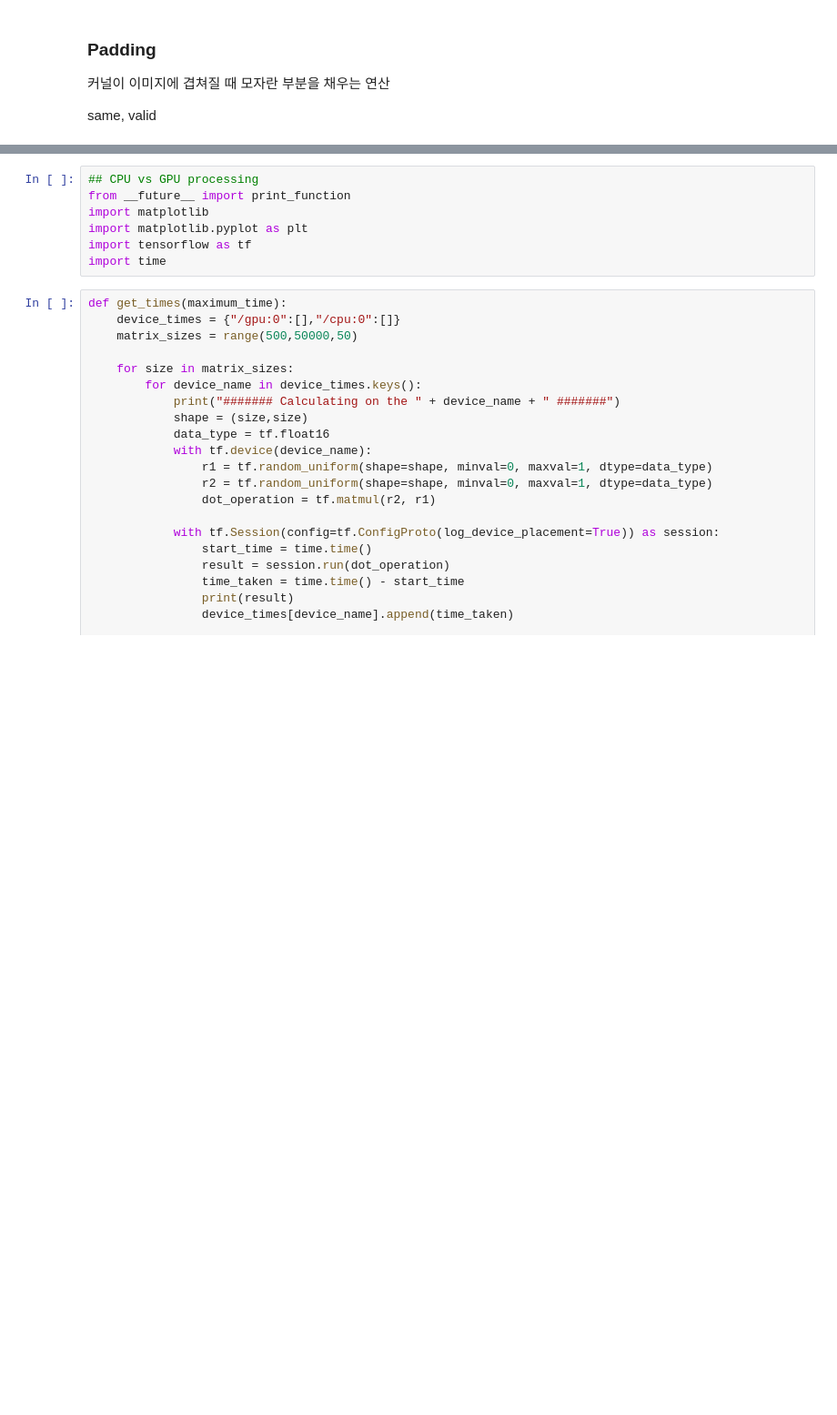
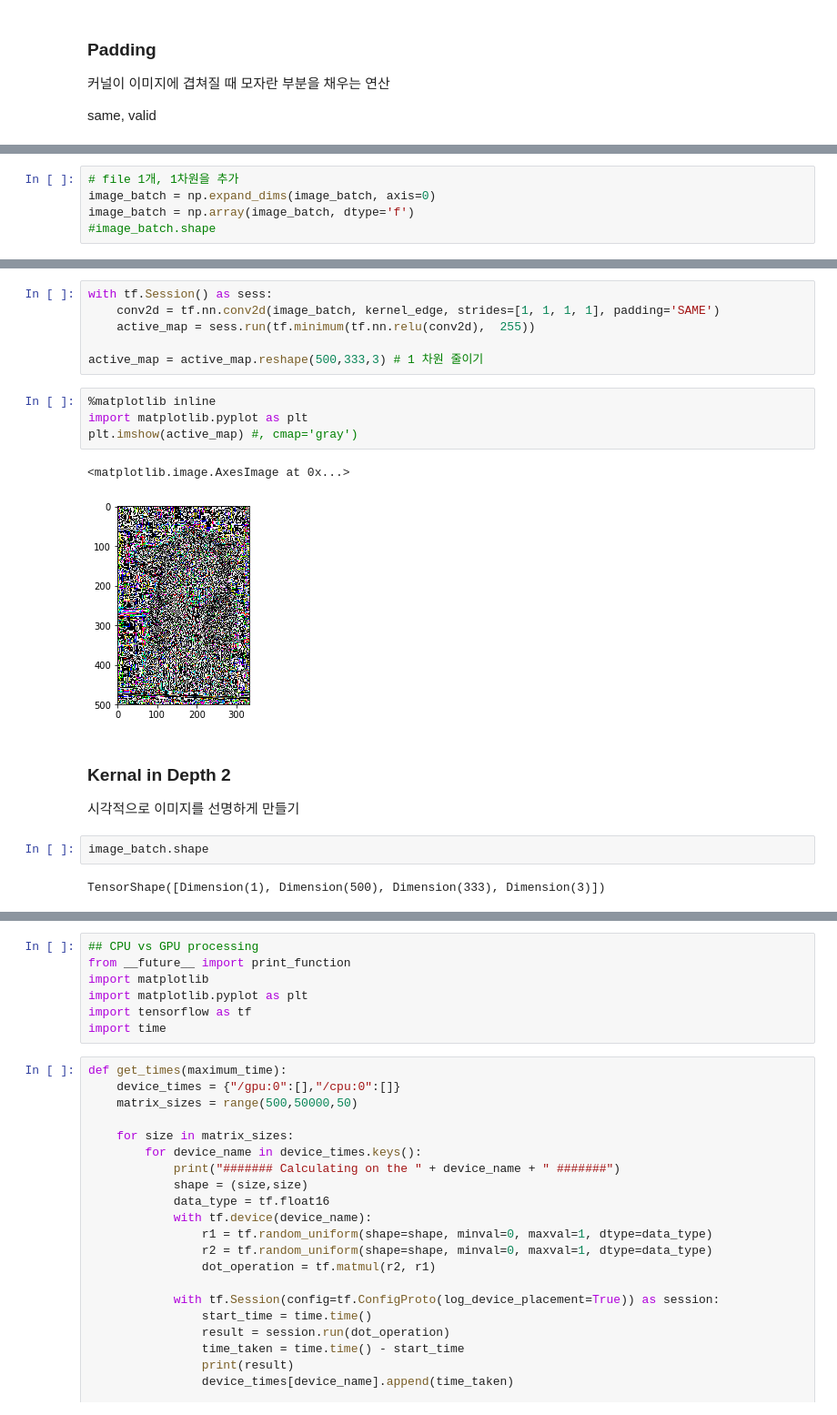
Before and after one commit to Queie/TensorFlow, a Jupyter notebook: 04.Classification.ipynb, the cells around one changed output, grey strips where cells are left out. Shown: that part at 91% size. Cells and saved outputs as stored; diff of their text form; blank space fills up the shorter version.

```diff
--- a/04.Classification.ipynb
+++ b/04.Classification.ipynb
@@ -224,0 +146,5 @@ clf.predict_proba([[2., 2.], [1., 2.]])
+# %%
+# file 1개, 1차원을 추가
+image_batch = np.expand_dims(image_batch, axis=0)
+image_batch = np.array(image_batch, dtype='f')
+#image_batch.shape
@@ -224,0 +172,20 @@ clf.predict_proba([[2., 2.], [1., 2.]])
+# %%
+with tf.Session() as sess:
+    conv2d = tf.nn.conv2d(image_batch, kernel_edge, strides=[1, 1, 1, 1], padding='SAME')
+    active_map = sess.run(tf.minimum(tf.nn.relu(conv2d),  255))
+
+active_map = active_map.reshape(500,333,3) # 1 차원 줄이기
+# %%
+%matplotlib inline
+import matplotlib.pyplot as plt
+plt.imshow(active_map) #, cmap='gray')
+# %% [output]
+<matplotlib.image.AxesImage at 0x...>
+[figure, added]
+# %% [markdown]
+### Kernal in Depth 2
+시각적으로 이미지를 선명하게 만들기
+# %%
+image_batch.shape
+# %% [output]
+TensorShape([Dimension(1), Dimension(500), Dimension(333), Dimension(3)])
```
Also changed, not shown: parts of 79 cells of this notebook.
